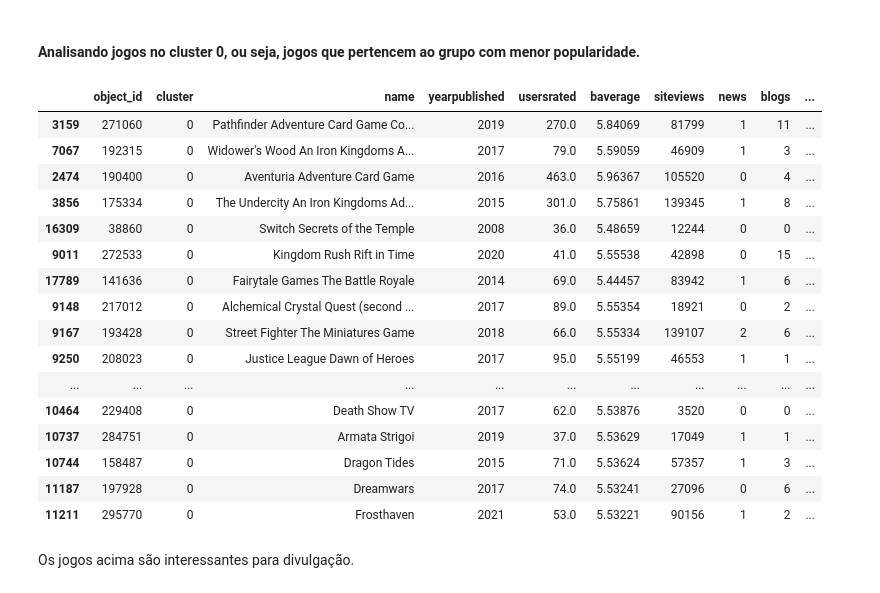
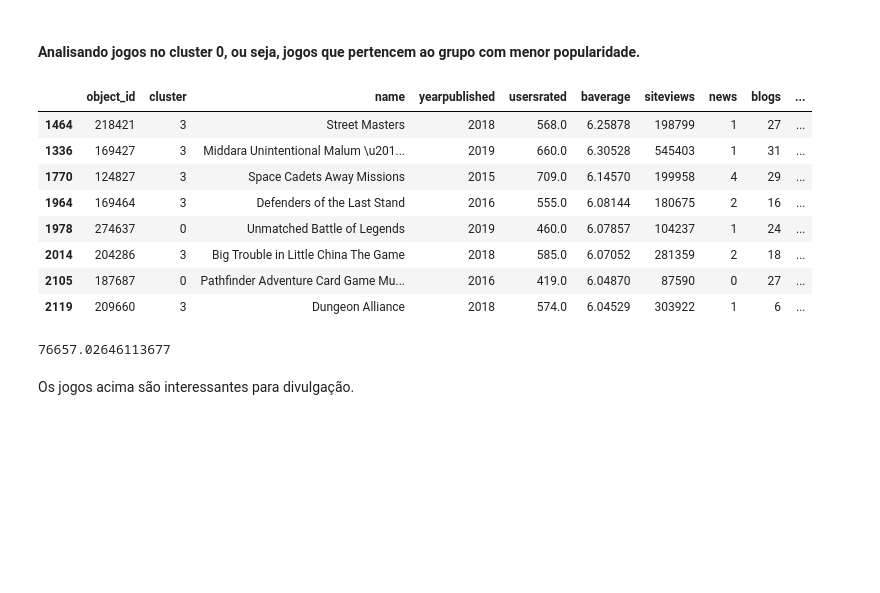
Before and after one commit to enzo-giannoni/Treinamento-1, a Jupyter notebook: storytelling-enzo.ipynb, the cells around one changed output. Drawn from its saved outputs; the diff is of its cells as text; code cells hidden in the pictures; blank space fills up the shorter version.

```diff
--- a/storytelling-enzo.ipynb
+++ b/storytelling-enzo.ipynb
@@ -163,0 +170,7 @@ Com essa tecnica, portanto, poderemos juntar jogos mais populares e, posteriorme
+# %%
+df['weblink2'] = (df['weblink'] - min(df['weblink'])) / (max(df['weblink']) - min(df['weblink']))
+df['blogs2'] = (df['blogs'] - min(df['blogs'])) / (max(df['blogs']) - min(df['blogs']))
+df['podcast2'] = (df['podcast'] - min(df['podcast'])) / (max(df['podcast']) - min(df['podcast']))
+df['news2'] = (df['news'] - min(df['news'])) / (max(df['news']) - min(df['news']))
+df['visibilidade_externa'] = df['weblink2'] + df['blogs2'] + df['podcast2'] + df['news2']
+df.head()
@@ -163,0 +187,8 @@ Com essa tecnica, portanto, poderemos juntar jogos mais populares e, posteriorme
+# %%
+df['usersrated2'] = (df['usersrated'] - min(df['usersrated'])) / (max(df['usersrated']) - min(df['usersrated']))
+df['numgeeklists2'] = (df['numgeeklists'] - min(df['numgeeklists'])) / (max(df['numgeeklists']) - min(df['numgeeklists']))
+df['numwanting2'] = (df['numwanting'] - min(df['numwanting'])) / (max(df['numwanting']) - min(df['numwanting']))
+df['numcomments2'] = (df['numcomments'] - min(df['numcomments'])) / (max(df['numcomments']) - min(df['numcomments']))
+df['siteviews2'] = (df['siteviews'] - min(df['siteviews'])) / (max(df['siteviews']) - min(df['siteviews']))
+df['visibilidade_interna'] = df['usersrated2'] + df['numgeeklists2'] + df['numwanting2'] + df['numcomments2'] + df['siteviews2']
+df.head()
@@ -440,24 +547,21 @@ colunas_finais = ['object_id', 'cluster', 'name', 'yearpublished', 'usersrated',
                   , 'CMC', 'CMM', 'CF', 'interesse']
 df_analise_final = df_filtrado[colunas_finais].copy()
 # %%
-df_analise_final.query('cluster == 0 & baverage >= 5 & interesse >= 6').sort_values(by=['interesse'], ascending=False).head(20)
+# df_analise_final3e0 = df_analise_final.query('cluster == 0 | cluster == 3 | cluster == 1').copy()
+df_analise_final.query('cluster != 2 & interesse >= 6 & baverage >= 6 & usersrated <= 740').sort_values(by=['interesse'], ascending=False)
 # %% [output]
 |  | object_id | cluster | name | yearpublished | usersrated | baverage | siteviews | news | blogs | ... |
-| 3159 | 271060 | 0 | Pathfinder Adventure Card Game Co... | 2019 | 270.0 | 5.84069 | 81799 | 1 | 11 | ... |
-| 7067 | 192315 | 0 | Widower's Wood An Iron Kingdoms A... | 2017 | 79.0 | 5.59059 | 46909 | 1 | 3 | ... |
-| 2474 | 190400 | 0 | Aventuria Adventure Card Game | 2016 | 463.0 | 5.96367 | 105520 | 0 | 4 | ... |
-| 3856 | 175334 | 0 | The Undercity An Iron Kingdoms Ad... | 2015 | 301.0 | 5.75861 | 139345 | 1 | 8 | ... |
-| 16309 | 38860 | 0 | Switch Secrets of the Temple | 2008 | 36.0 | 5.48659 | 12244 | 0 | 0 | ... |
-| 9011 | 272533 | 0 | Kingdom Rush Rift in Time | 2020 | 41.0 | 5.55538 | 42898 | 0 | 15 | ... |
-| 17789 | 141636 | 0 | Fairytale Games The Battle Royale | 2014 | 69.0 | 5.44457 | 83942 | 1 | 6 | ... |
-| 9148 | 217012 | 0 | Alchemical Crystal Quest (second ... | 2017 | 89.0 | 5.55354 | 18921 | 0 | 2 | ... |
-| 9167 | 193428 | 0 | Street Fighter The Miniatures Game | 2018 | 66.0 | 5.55334 | 139107 | 2 | 6 | ... |
-| 9250 | 208023 | 0 | Justice League Dawn of Heroes | 2017 | 95.0 | 5.55199 | 46553 | 1 | 1 | ... |
-| ... | ... | ... | ... | ... | ... | ... | ... | ... | ... | ... |
-| 10464 | 229408 | 0 | Death Show TV | 2017 | 62.0 | 5.53876 | 3520 | 0 | 0 | ... |
-| 10737 | 284751 | 0 | Armata Strigoi | 2019 | 37.0 | 5.53629 | 17049 | 1 | 1 | ... |
-| 10744 | 158487 | 0 | Dragon Tides | 2015 | 71.0 | 5.53624 | 57357 | 1 | 3 | ... |
-| 11187 | 197928 | 0 | Dreamwars | 2017 | 74.0 | 5.53241 | 27096 | 0 | 6 | ... |
-| 11211 | 295770 | 0 | Frosthaven | 2021 | 53.0 | 5.53221 | 90156 | 1 | 2 | ... |
+| 1464 | 218421 | 3 | Street Masters | 2018 | 568.0 | 6.25878 | 198799 | 1 | 27 | ... |
+| 1336 | 169427 | 3 | Middara Unintentional Malum \u201... | 2019 | 660.0 | 6.30528 | 545403 | 1 | 31 | ... |
+| 1770 | 124827 | 3 | Space Cadets Away Missions | 2015 | 709.0 | 6.14570 | 199958 | 4 | 29 | ... |
+| 1964 | 169464 | 3 | Defenders of the Last Stand | 2016 | 555.0 | 6.08144 | 180675 | 2 | 16 | ... |
+| 1978 | 274637 | 0 | Unmatched Battle of Legends | 2019 | 460.0 | 6.07857 | 104237 | 1 | 24 | ... |
+| 2014 | 204286 | 3 | Big Trouble in Little China The Game | 2018 | 585.0 | 6.07052 | 281359 | 2 | 18 | ... |
+| 2105 | 187687 | 0 | Pathfinder Adventure Card Game Mu... | 2016 | 419.0 | 6.04870 | 87590 | 0 | 27 | ... |
+| 2119 | 209660 | 3 | Dungeon Alliance | 2018 | 574.0 | 6.04529 | 303922 | 1 | 6 | ... |
+# %%
+df_filtrado['siteviews'].mean()
+# %% [output]
+76657.02646113677
 # %% [markdown]
 Os jogos acima são interessantes para divulgação.
```
Also changed, not shown: parts of 19 cells of this notebook.
